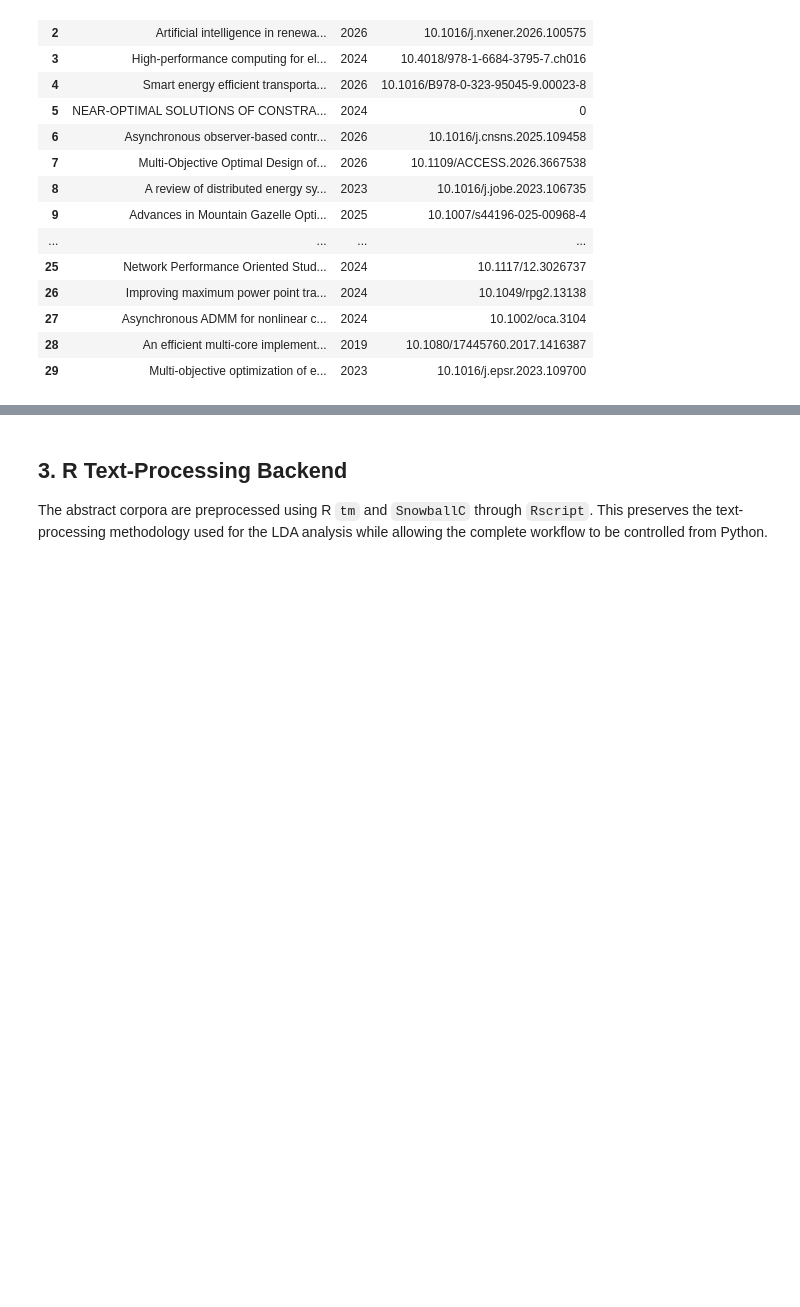
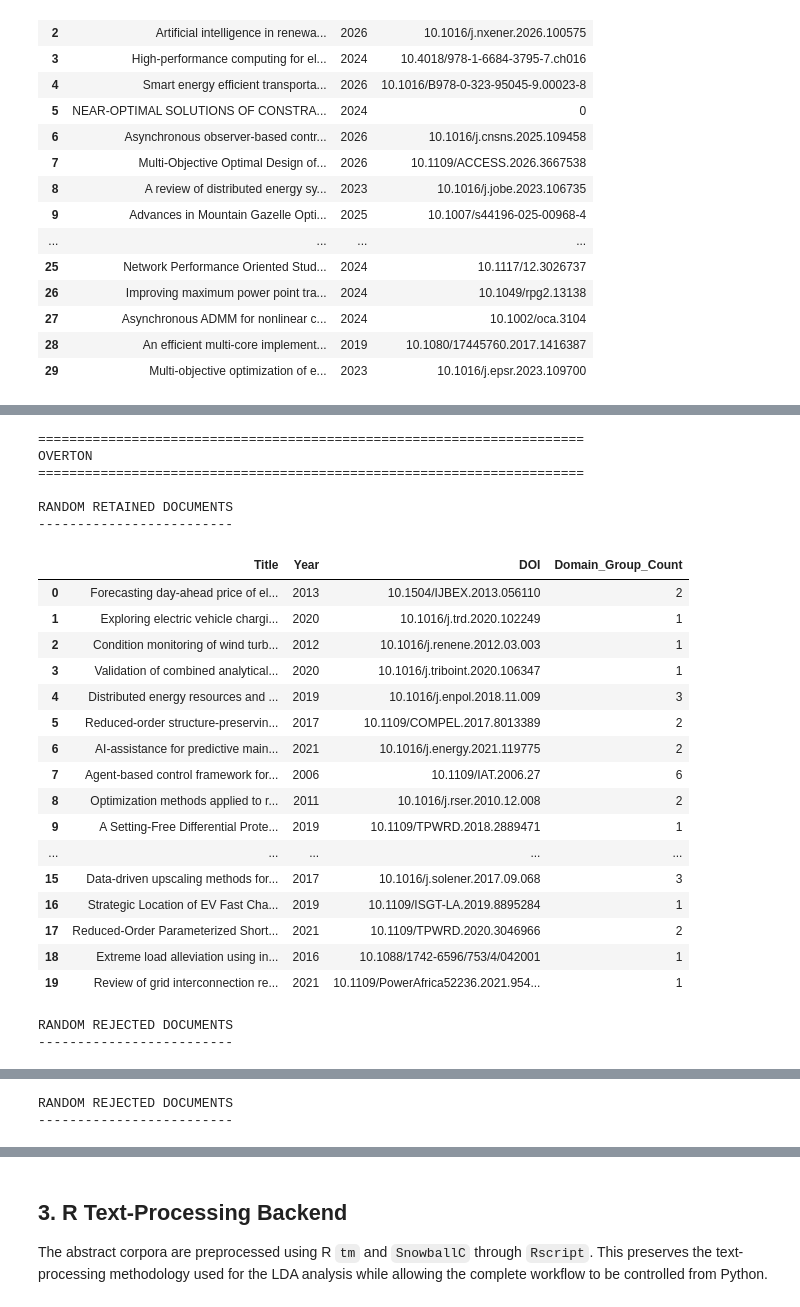
Before and after one commit to mdzalfirdausi/review_paper_2, a Jupyter notebook: notebooks/2.topic_modeling_iss.ipynb, the cells around one changed output, grey strips where cells are left out. Cells and saved outputs as stored; diff of their text form; code cells hidden in the pictures; blank space fills up the shorter version.

```diff
--- a/notebooks/2.topic_modeling_iss.ipynb
+++ b/notebooks/2.topic_modeling_iss.ipynb
@@ -384,0 +693,77 @@ SCOPUS
+# %%
+for corpus_name, screening_df in domain_screening.items():
+
+    print(f"\n{'=' * 70}")
+    print(corpus_name.upper())
+    print(f"{'=' * 70}")
+
+    retained = screening_df[
+        screening_df["Domain_Relevant"]
+    ]
+
+    rejected = screening_df[
+        ~screening_df["Domain_Relevant"]
+    ]
+
+    print("\nRANDOM RETAINED DOCUMENTS")
+    print("-------------------------")
+
+    display(
+        retained[
+            [
+                "Title",
+                "Year",
+                "DOI",
+                "Domain_Group_Count",
+            ]
+        ]
+        .sample(
+            n=min(20, len(retained)),
+            random_state=123,
+        )
+        .reset_index(drop=True)
+    )
+
+    print("\nRANDOM REJECTED DOCUMENTS")
+    print("-------------------------")
+
+    display(
+        rejected[
+            [
+                "Title",
+                "Year",
+                "DOI",
+            ]
+        ]
+        .sample(
+            n=min(20, len(rejected)),
+            random_state=123,
+        )
+        .reset_index(drop=True)
+    )
+# %% [output]
+======================================================================
+OVERTON
+======================================================================
+
+RANDOM RETAINED DOCUMENTS
+-------------------------
+|  | Title | Year | DOI | Domain_Group_Count |
+| 0 | Forecasting day-ahead price of el... | 2013 | 10.1504/IJBEX.2013.056110 | 2 |
+| 1 | Exploring electric vehicle chargi... | 2020 | 10.1016/j.trd.2020.102249 | 1 |
+| 2 | Condition monitoring of wind turb... | 2012 | 10.1016/j.renene.2012.03.003 | 1 |
+| 3 | Validation of combined analytical... | 2020 | 10.1016/j.triboint.2020.106347 | 1 |
+| 4 | Distributed energy resources and ... | 2019 | 10.1016/j.enpol.2018.11.009 | 3 |
+| 5 | Reduced-order structure-preservin... | 2017 | 10.1109/COMPEL.2017.8013389 | 2 |
+| 6 | AI-assistance for predictive main... | 2021 | 10.1016/j.energy.2021.119775 | 2 |
+| 7 | Agent-based control framework for... | 2006 | 10.1109/IAT.2006.27 | 6 |
+| 8 | Optimization methods applied to r... | 2011 | 10.1016/j.rser.2010.12.008 | 2 |
+| 9 | A Setting-Free Differential Prote... | 2019 | 10.1109/TPWRD.2018.2889471 | 1 |
+| ... | ... | ... | ... | ... |
+| 15 | Data-driven upscaling methods for... | 2017 | 10.1016/j.solener.2017.09.068 | 3 |
+| 16 | Strategic Location of EV Fast Cha... | 2019 | 10.1109/ISGT-LA.2019.8895284 | 1 |
+| 17 | Reduced-Order Parameterized Short... | 2021 | 10.1109/TPWRD.2020.3046966 | 2 |
+| 18 | Extreme load alleviation using in... | 2016 | 10.1088/1742-6596/753/4/042001 | 1 |
+| 19 | Review of grid interconnection re... | 2021 | 10.1109/PowerAfrica52236.2021.954... | 1 |
+RANDOM REJECTED DOCUMENTS
+-------------------------
@@ -384,0 +810,2 @@ SCOPUS
+RANDOM REJECTED DOCUMENTS
+-------------------------
```
Also changed, not shown: parts of 34 cells of this notebook.
